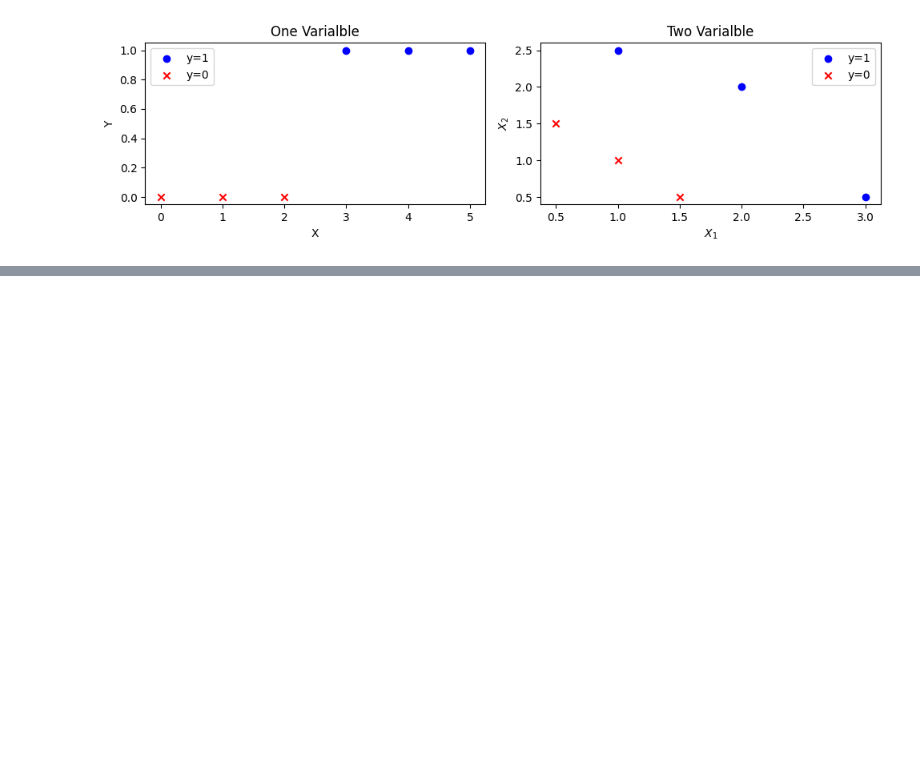
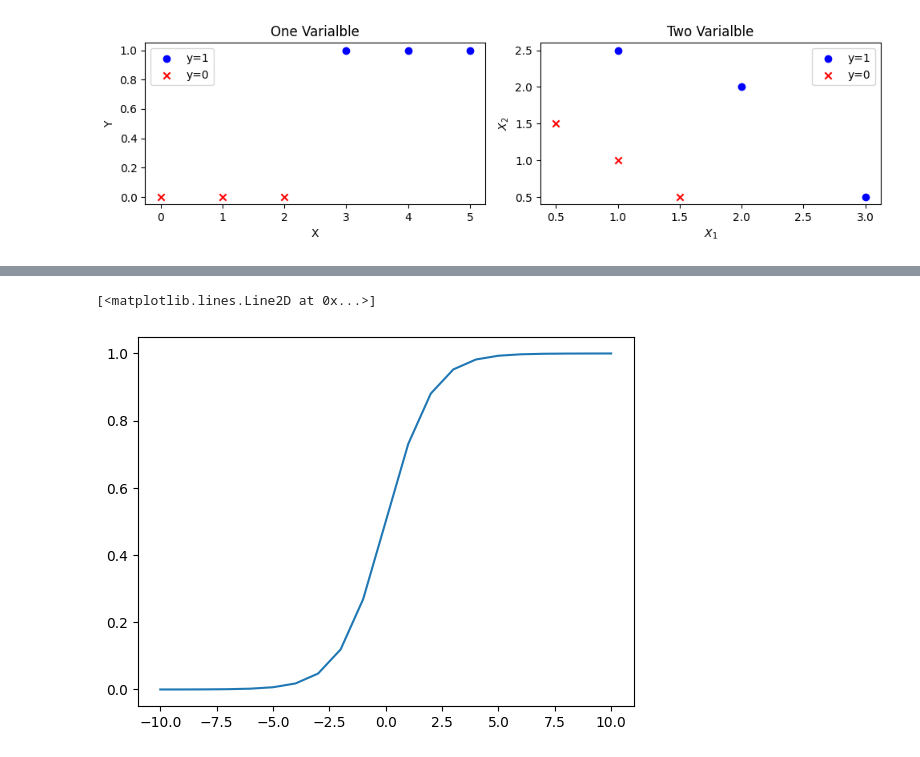
Before and after one commit to ManishJyani/SupervisedMLAndrewNg, a Jupyter notebook: Week03.ipynb, the cells around one changed output, grey strips where cells are left out. Saved outputs shown, nothing was run; the diff lists cells and outputs as text; code cells hidden in the pictures; blank space fills up the shorter version.

```diff
--- a/Week03.ipynb
+++ b/Week03.ipynb
@@ -44,0 +53,13 @@ ax[1].legend()
+# %%
+# z = fx+ b , this z is the input for the sigmoid function
+
+def sigmoid(z):
+    return 1/(1+np.exp(-z))
+# %%
+z_temp= np.arange(-10,11)
+y= sigmoid(z_temp)
+# %%
+plt.plot(z_temp,y)
+# %% [output]
+[<matplotlib.lines.Line2D at 0x...>]
+[figure, added]
```
Also changed, not shown: parts of 8 cells of this notebook, 1 other file.
